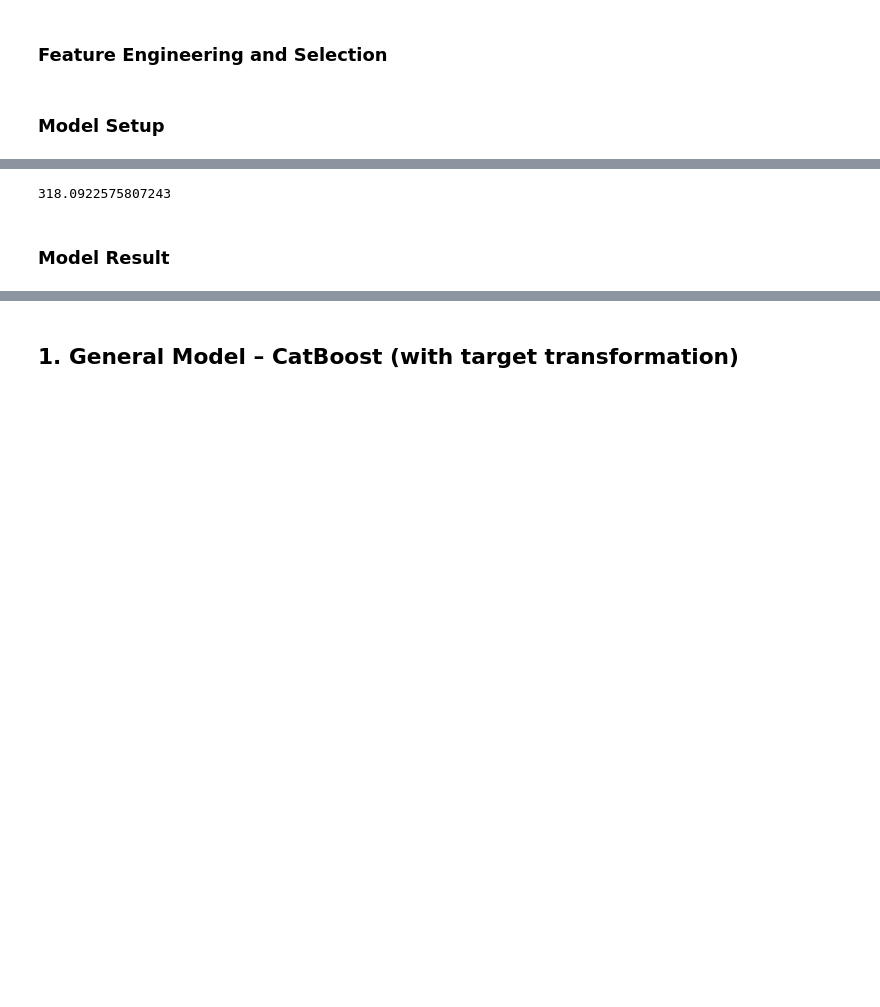
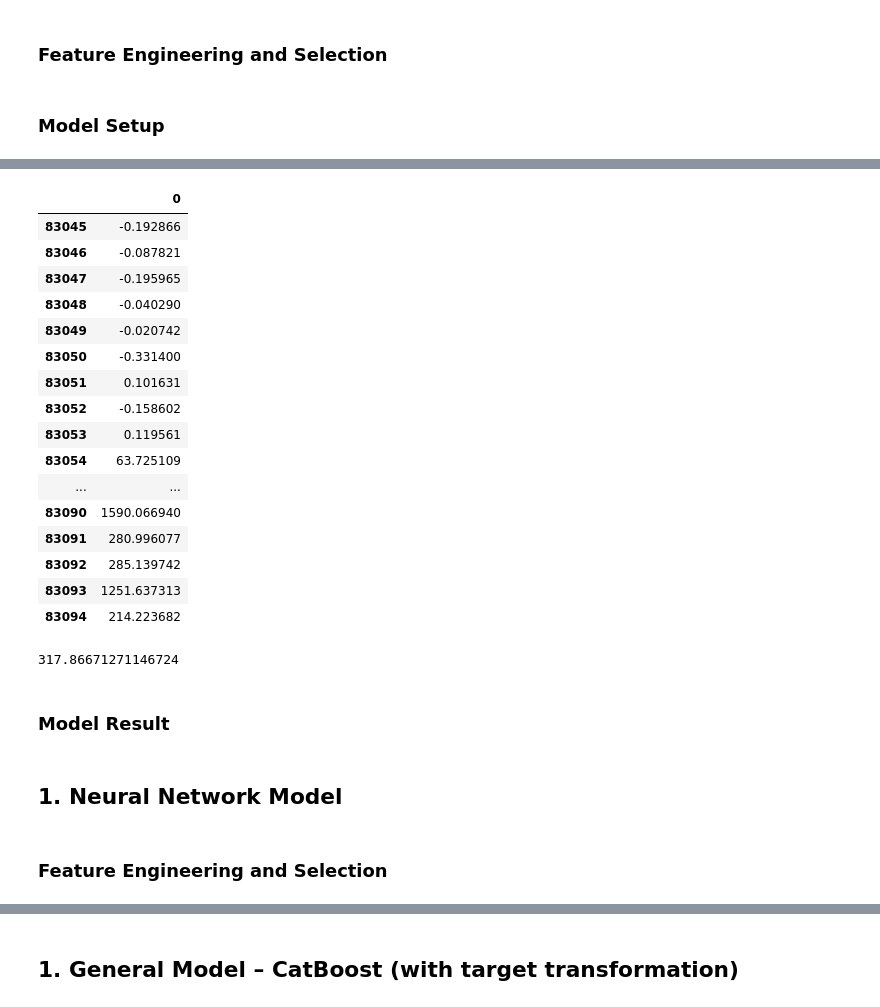
Before and after one commit to mathiasraa/tdt4173-forecasting, a Jupyter notebook: notebooks/modeling.ipynb, the cells around one changed output, grey strips where cells are left out. Cells and saved outputs as stored; diff of their text form; code cells hidden in the pictures; blank space fills up the shorter version.

```diff
--- a/notebooks/modeling.ipynb
+++ b/notebooks/modeling.ipynb
@@ -230,11 +242,23 @@ ignore_cols = [
 
 cols = [col for col in data_general_catboost_RMSE.columns if col not in ignore_cols]
 
-data_general_catboost_RMSE, _, y_scaler = scale_data(data_general_catboost_RMSE, cols=cols)
+data_general_catboost_RMSE, _, y_scaler = scale_data(
+    data_general_catboost_RMSE, cols=cols
+)
 
 # Create training and test data
-train = data_general_catboost_RMSE[data_general_catboost_RMSE["data_type"].isin(["observed", "estimated"])].drop(columns=["data_type"]).copy()
-test = data_general_catboost_RMSE[data_general_catboost_RMSE["data_type"] == "test"].drop(columns=["data_type"]).copy()
+train = (
+    data_general_catboost_RMSE[
+        data_general_catboost_RMSE["data_type"].isin(["observed", "estimated"])
+    ]
+    .drop(columns=["data_type"])
+    .copy()
+)
+test = (
+    data_general_catboost_RMSE[data_general_catboost_RMSE["data_type"] == "test"]
+    .drop(columns=["data_type"])
+    .copy()
+)
 # %% [markdown]
 ### Model Setup
 # %%
@@ -377,18 +422,13 @@ train_data = lgb.Dataset(train, label=train[["pv_measurement"]])
 
 # Create the LightGBM parameters
 params = {
-    "objective": "regression",
-    "max_depth": 27,
-    # "n_estimators": 180,
-    "num_leaves": 69,
-    # "col_sample_bytree": 10e-1,
-    "subsample": 10e-1,
-    "reg_alpha": 5e-2,
-    "reg_lambda": 0,
-    "min_split_gain": 0,
-    "min_child_samples": 39,
-    "learning_rate": 6e-2,
-    "force_row_wise": True,
+    "lambda_l1": 1.3260834778963255e-07,
+    "lambda_l2": 0.0023450365309326472,
+    "num_leaves": 243,
+    "feature_fraction": 0.846011777454456,
+    "bagging_fraction": 0.8848333939720696,
+    "bagging_freq": 3,
+    "min_child_samples": 16,
 }
 num_boost_round = 1000  # Adjust if needed
 
@@ -428,7 +468,9 @@ for train_index, validation_index in kFold.split(train):
     )
 
     # Make predictions on the validation data
-    predictions = y_scaler.inverse_transform(model.predict(fold_validation.drop("pv_measurement", axis=1)).reshape(-1, 1))
+    predictions = y_scaler.inverse_transform(
+        model.predict(fold_validation.drop("pv_measurement", axis=1)).reshape(-1, 1)
+    )
 
     result["general_lightgbm"] = pd.concat(
         [result["general_lightgbm"], pd.DataFrame(predictions, index=validation_index)],
@@ -466,9 +523,35 @@ Train Index: [    0     1     2 ... 83041 83042 83044], Validation Index: [    3
 [LightGBM] [Info] Total Bins 8098
 [LightGBM] [Info] Number of data points in the train set: 66436, number of used features: 47
 [LightGBM] [Info] Start training from score 0.055394
+# %%
+test_result["general_lightgbm"].head(50)
+# %% [output]
+|  | 0 |
+| 83045 | -0.192866 |
+| 83046 | -0.087821 |
+| 83047 | -0.195965 |
+| 83048 | -0.040290 |
+| 83049 | -0.020742 |
+| 83050 | -0.331400 |
+| 83051 | 0.101631 |
+| 83052 | -0.158602 |
+| 83053 | 0.119561 |
+| 83054 | 63.725109 |
+| ... | ... |
+| 83090 | 1590.066940 |
+| 83091 | 280.996077 |
+| 83092 | 285.139742 |
+| 83093 | 1251.637313 |
+| 83094 | 214.223682 |
 # %%
-mean_absolute_error(result["general_lightgbm"][0].sort_index(), train["pv_measurement"].sort_index())
+mean_absolute_error(
+    result["general_lightgbm"][0].sort_index(), train["pv_measurement"].sort_index()
+)
 # %% [output]
-318.0922575807243
+317.86671271146724
 # %% [markdown]
 ### Model Result
+# %% [markdown]
+## 1. Neural Network Model
+# %% [markdown]
+### Feature Engineering and Selection
```
Also changed, not shown: parts of 61 cells of this notebook.
